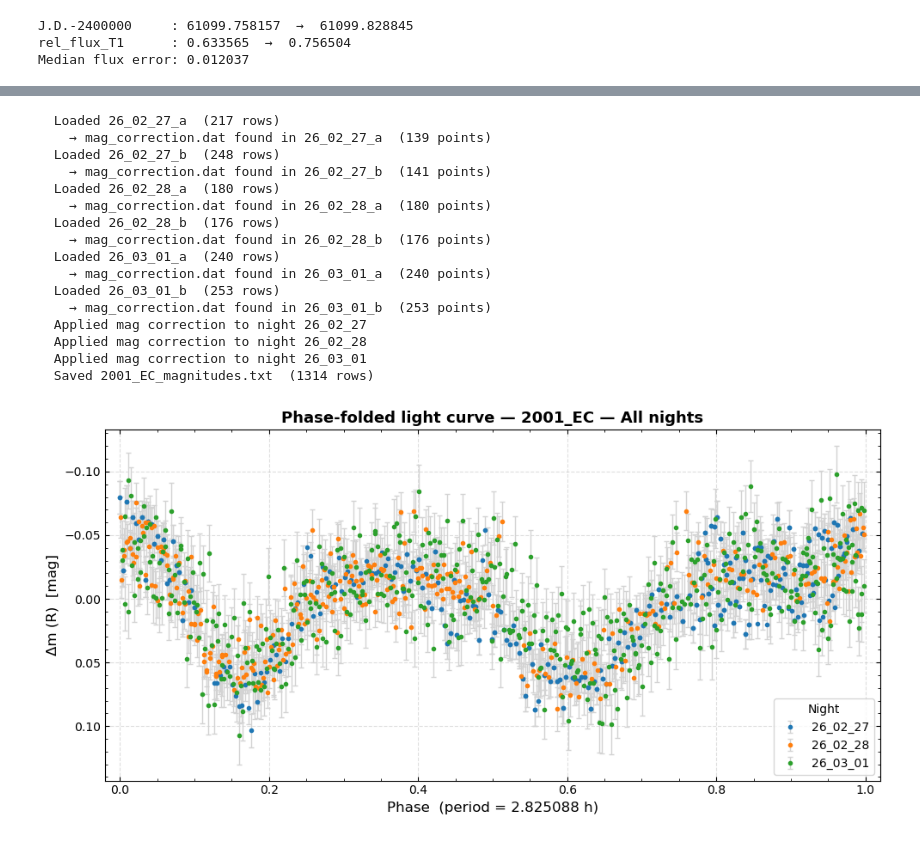
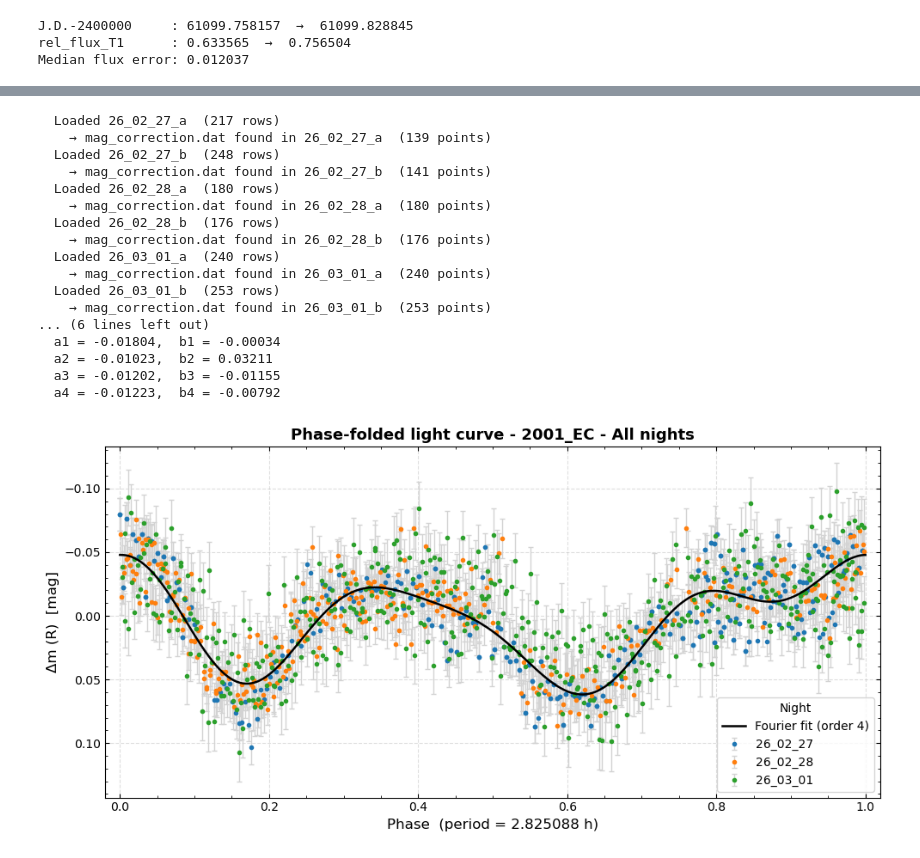
Before and after one commit to Robin-Savonet/OUKA2026, a Jupyter notebook: data/2001_EC/output_all_nights.ipynb, the cells around one changed output, grey strips where cells are left out. Saved outputs shown, nothing was run; the diff lists cells and outputs as text; code cells hidden in the pictures.

```diff
--- a/data/2001_EC/output_all_nights.ipynb
+++ b/data/2001_EC/output_all_nights.ipynb
@@ -102,37 +108,40 @@ plot_light_curve_all_nights(
 # %%
 PERIOD     = period_FALC_harris # period in hours, or None for raw time axis
 
 plot_light_curve_all_nights(
     TARGET,
     target_dir   = target_dir,
     night_col    = "night",
     # period       = None,
     period       = PERIOD,
     merge_nights = MERGE,
     nb_plot_per_row = 3,
     magnitude    = MAG_MODE,
     filter_name  = FILTER,
     airmass_col  = "AIRMASS",
     use_mag_correction=True,
+    fourier_fit=True,
+    fourier_order=4
 )
 # %% [output]
   Loaded 26_02_27_a  (217 rows)
     → mag_correction.dat found in 26_02_27_a  (139 points)
   Loaded 26_02_27_b  (248 rows)
     → mag_correction.dat found in 26_02_27_b  (141 points)
   Loaded 26_02_28_a  (180 rows)
     → mag_correction.dat found in 26_02_28_a  (180 points)
   Loaded 26_02_28_b  (176 rows)
     → mag_correction.dat found in 26_02_28_b  (176 points)
   Loaded 26_03_01_a  (240 rows)
     → mag_correction.dat found in 26_03_01_a  (240 points)
   Loaded 26_03_01_b  (253 rows)
     → mag_correction.dat found in 26_03_01_b  (253 points)
-  Applied mag correction to night 26_02_27
-  Applied mag correction to night 26_02_28
-  Applied mag correction to night 26_03_01
-  Saved 2001_EC_magnitudes.txt  (1314 rows)
+... (6 lines left out)
+  a1 = -0.01804,  b1 = -0.00034
+  a2 = -0.01023,  b2 = 0.03211
+  a3 = -0.01202,  b3 = -0.01155
+  a4 = -0.01223,  b4 = -0.00792
-[figure, old version]
+[figure, new version]
 # %%
 PERIOD     = period_LOMB_SCARGLE # period in hours, or None for raw time axis
 
```
Also changed, not shown: parts of 6 cells of this notebook, 4 other files.
